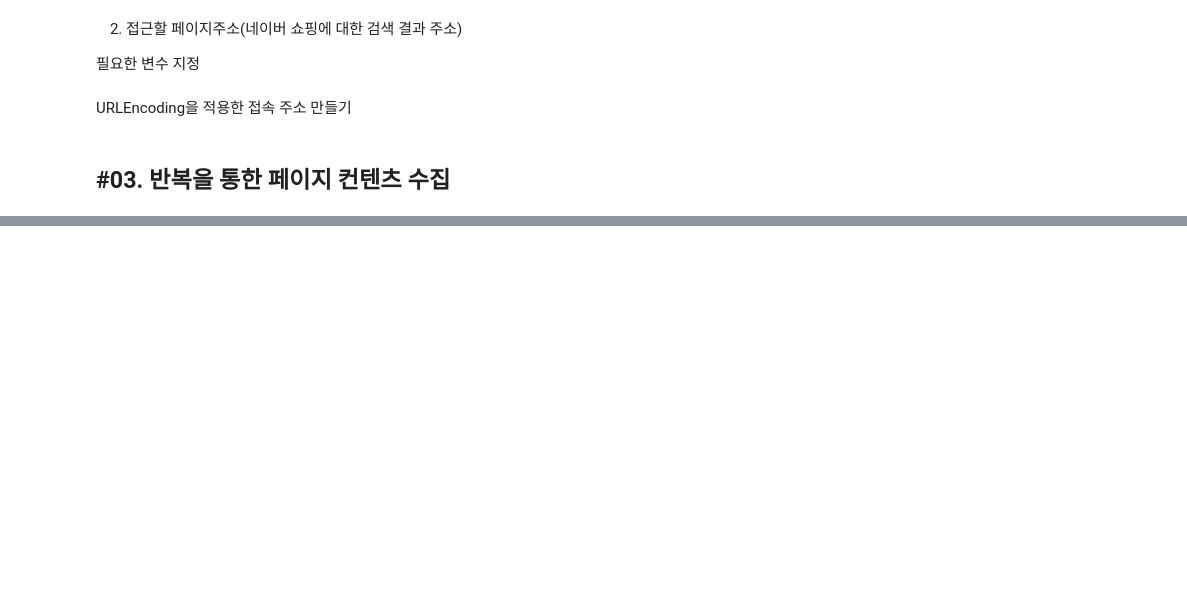
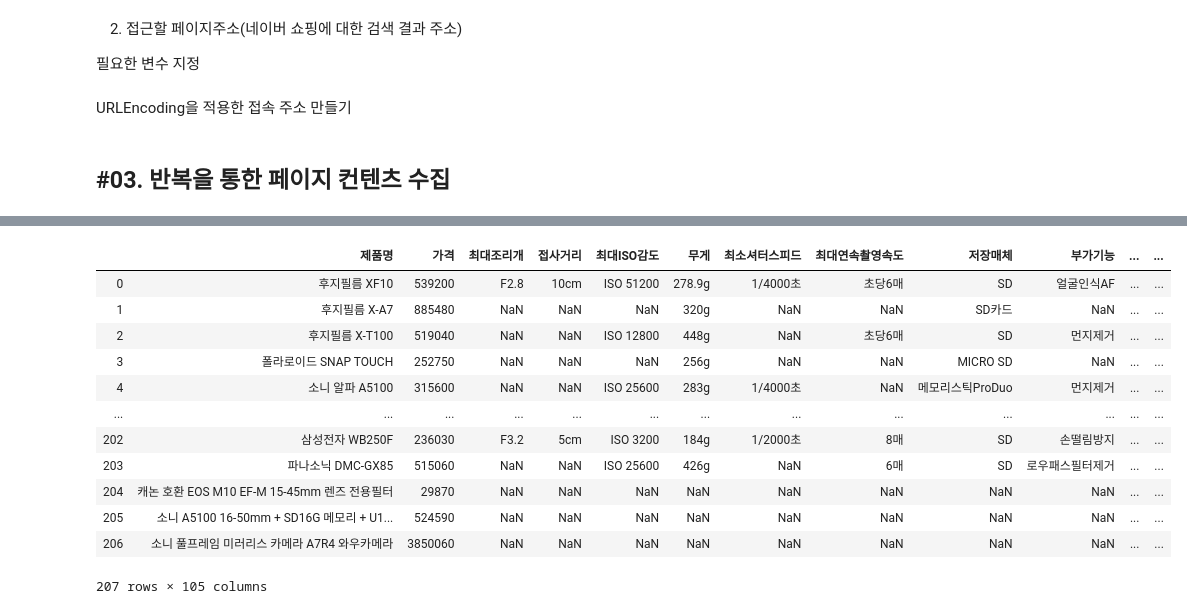
Before and after one commit to nice0001-angelo/DataAnalysis, a Jupyter notebook: 23-NaverShopping.ipynb, the cells around one changed output, grey strips where cells are left out. Cells and saved outputs as stored; diff of their text form; code cells hidden in the pictures; blank space fills up the shorter version.

```diff
--- a/23-NaverShopping.ipynb
+++ b/23-NaverShopping.ipynb
@@ -89,5 +89,9 @@ for page_no in range(1, max_page+1):
                 key = tmp[0].strip()
                 value = tmp[1].strip()
                 item_dict[key] = value
+        #개별 상품 정보를 빈 리스트에 누적
+        data_list.append(item_dict)
+
+data_list
 # %% [output]
 https://search.shopping.naver.com/search/all.nhn?originquery=%EC%B9%B4%EB%A9%94%EB%9D%BC&pagingIndex=1&pagingSize=40&viewType=list&sort=rel&frm=NVSHATC&query=%EC%B9%B4%EB%A9%94%EB%9D%BC
@@ -109,0 +119,17 @@ https://search.shopping.naver.com/search/all.nhn?originquery=%EC%B9%B4%EB%A9%94%
+# %%
+df = DataFrame(data_list)
+df
+# %% [output]
+|  | 제품명 | 가격 | 최대조리개 | 접사거리 | 최대ISO감도 | 무게 | 최소셔터스피드 | 최대연속촬영속도 | 저장매체 | 부가기능 | ... | ... |
+| 0 | 후지필름 XF10 | 539200 | F2.8 | 10cm | ISO 51200 | 278.9g | 1/4000초 | 초당6매 | SD | 얼굴인식AF | ... | ... |
+| 1 | 후지필름 X-A7 | 885480 | NaN | NaN | NaN | 320g | NaN | NaN | SD카드 | NaN | ... | ... |
+| 2 | 후지필름 X-T100 | 519040 | NaN | NaN | ISO 12800 | 448g | NaN | 초당6매 | SD | 먼지제거 | ... | ... |
+| 3 | 폴라로이드 SNAP TOUCH | 252750 | NaN | NaN | NaN | 256g | NaN | NaN | MICRO SD | NaN | ... | ... |
+| 4 | 소니 알파 A5100 | 315600 | NaN | NaN | ISO 25600 | 283g | 1/4000초 | NaN | 메모리스틱ProDuo | 먼지제거 | ... | ... |
+| ... | ... | ... | ... | ... | ... | ... | ... | ... | ... | ... | ... | ... |
+| 202 | 삼성전자 WB250F | 236030 | F3.2 | 5cm | ISO 3200 | 184g | 1/2000초 | 8매 | SD | 손떨림방지 | ... | ... |
+| 203 | 파나소닉 DMC-GX85 | 515060 | NaN | NaN | ISO 25600 | 426g | NaN | 6매 | SD | 로우패스필터제거 | ... | ... |
+| 204 | 캐논 호환 EOS M10 EF-M 15-45mm 렌즈 전용필터 | 29870 | NaN | NaN | NaN | NaN | NaN | NaN | NaN | NaN | ... | ... |
+| 205 | 소니 A5100 16-50mm + SD16G 메모리 + U1... | 524590 | NaN | NaN | NaN | NaN | NaN | NaN | NaN | NaN | ... | ... |
+| 206 | 소니 풀프레임 미러리스 카메라 A7R4 와우카메라 | 3850060 | NaN | NaN | NaN | NaN | NaN | NaN | NaN | NaN | ... | ... |
+207 rows × 105 columns
```
Also changed, not shown: parts of 2 cells of this notebook, 4 other files.
